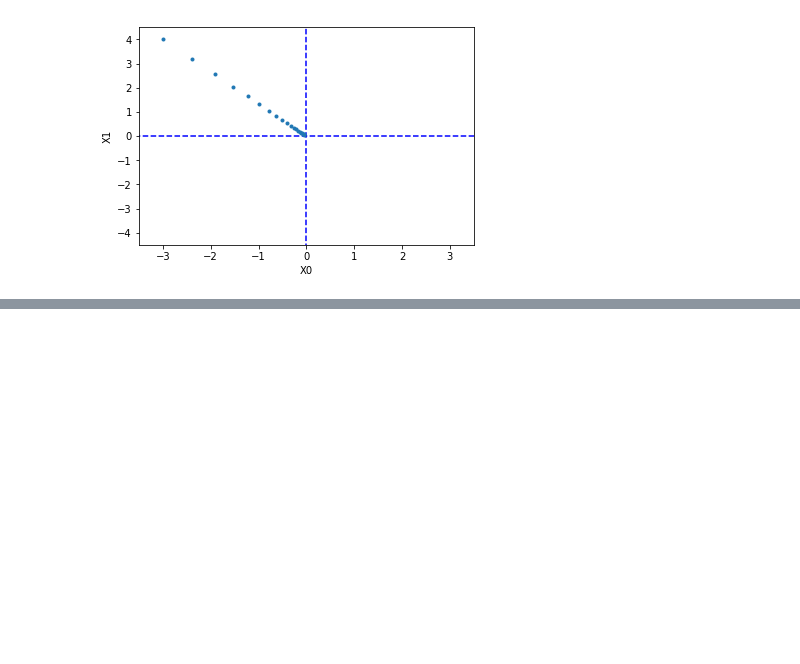
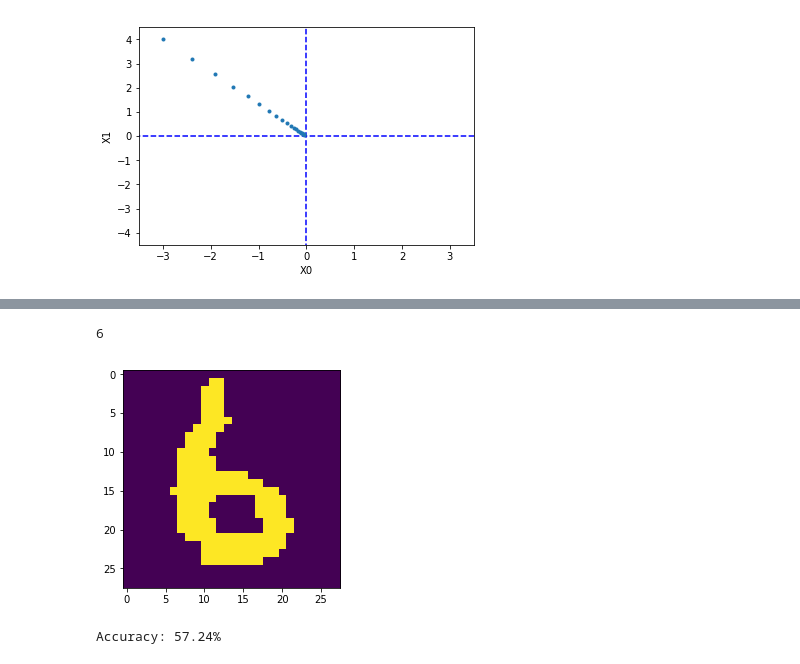
Before and after one commit to codefan/python-study, a Jupyter notebook: deepLearning/trainNeuralNet.ipynb, the cells around one changed output, grey strips where cells are left out. Cells and saved outputs as stored; diff of their text form; code cells hidden in the pictures; blank space fills up the shorter version.

```diff
--- a/deepLearning/trainNeuralNet.ipynb
+++ b/deepLearning/trainNeuralNet.ipynb
@@ -303,0 +334,49 @@ Accuracy: 97.81%
+# %%
+def img2vector(filename):
+    returnVect = np.zeros((1,1024))
+    fr = open(filename)
+    for i in range(32):
+        lineStr = fr.readline()
+        for j in range(32):
+            returnVect[0,32*i+j] = int(lineStr[j])
+    img =  np.zeros((1,784))
+    for i in range(24):
+        for j in range(24):
+            img[0,28*(i+1)+j+1] = returnVect[0,int(i*32/24)* 32 + int(j*32/24) ]
+    return img
+# %%
+trainingFileList = listdir('../MLIA-note/ch02/trainingDigits')           #load the training set
+m = len(trainingFileList)
+hwLabels = []
+trainingMat = np.zeros((m,784))
+for i in range(m):
+    fileNameStr = trainingFileList[i]
+    fileStr = fileNameStr.split('.')[0]     #take off .txt
+    classNumStr = int(fileStr.split('_')[0])
+    hwLabels.append(classNumStr)
+    trainingMat[i,:] = img2vector('../MLIA-note/ch02/trainingDigits/%s' % fileNameStr)
+# %%
+img = trainingMat[100]
+print(hwLabels[100])
+img = img.reshape(28, 28)  # 把图像的形状变为原来的尺寸
+#img_show(img)
+plt.imshow(img)
+plt.show()
+# %% [output]
+6
+[figure, added]
+# %%
+batch_size = 10 # 批数量
+accuracy_cnt = 0
+
+for i in range(0, len(trainingMat), batch_size):
+    x_batch = trainingMat[i:i+batch_size]
+    y_batch = network.predict(x_batch)
+    p = np.argmax(y_batch, axis=1)
+    t = hwLabels[i:i+batch_size]
+    #t = t.argmax(axis=1)
+    accuracy_cnt += np.sum(p == t)
+
+print("Accuracy: %.2f%%" %(float(accuracy_cnt) / len(trainingMat) * 100))
+# %% [output]
+Accuracy: 57.24%
```
Also changed, not shown: parts of 14 cells of this notebook.
